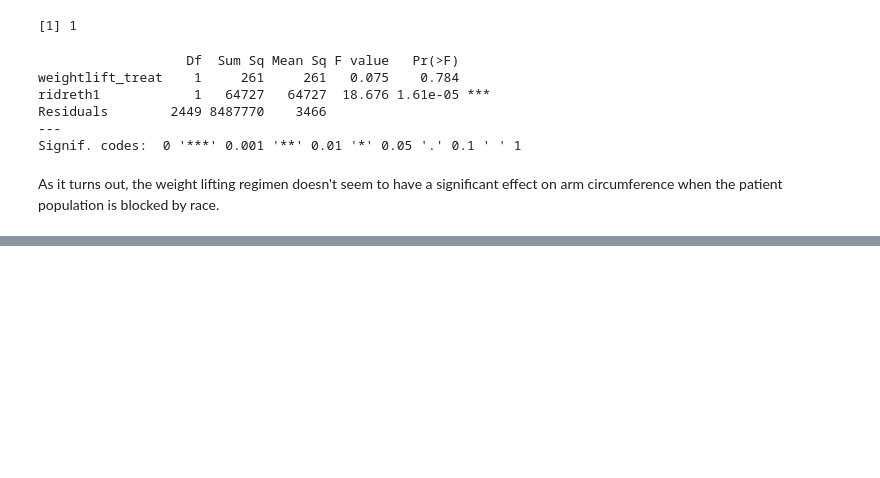
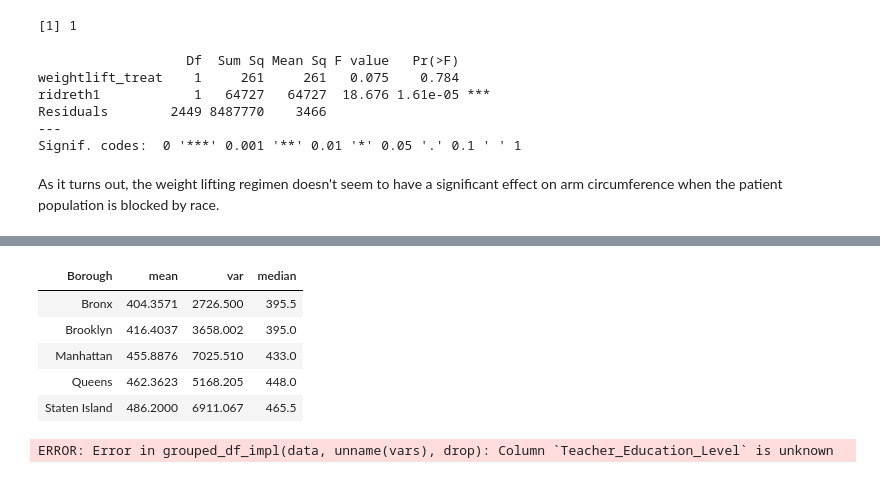
Before and after one commit to iamjz/R-Data, a Jupyter notebook: Design of Experiments.ipynb, the cells around one changed output, grey strips where cells are left out. Drawn from its saved outputs; the diff is of its cells as text; code cells hidden in the pictures; blank space fills up the shorter version.

```diff
--- a/Design of Experiments.ipynb
+++ b/Design of Experiments.ipynb
@@ -1960,0 +2062,23 @@ As it turns out, the weight lifting regimen doesn't seem to have a significant e
+# %%
+nyc_scores %>%
+    group_by(Borough) %>%
+    summarise(mean = mean(Average_Score_SAT_Math, na.rm=TRUE),
+                 var = var(Average_Score_SAT_Math, na.rm=TRUE),
+                 median = median(Average_Score_SAT_Math, na.rm=TRUE)
+             )
+# %% [output]
+| Borough | mean | var | median |
+| Bronx | 404.3571 | 2726.500 | 395.5 |
+| Brooklyn | 416.4037 | 3658.002 | 395.0 |
+| Manhattan | 455.8876 | 7025.510 | 433.0 |
+| Queens | 462.3623 | 5168.205 | 448.0 |
+| Staten Island | 486.2000 | 6911.067 | 465.5 |
+# %%
+nyc_scores %>%
+    group_by(Teacher_Education_Level) %>%
+    summarise(mean = mean(Average_Score_SAT_Math, na.rm=TRUE),
+                 var = var(Average_Score_SAT_Math, na.rm=TRUE),
+                 median = median(Average_Score_SAT_Math, na.rm=TRUE)
+             )
+# %% [output]
+ERROR: Error in grouped_df_impl(data, unname(vars), drop): Column `Teacher_Education_Level` is unknown
```
Also changed, not shown: parts of 16 cells of this notebook, 3 other files.
